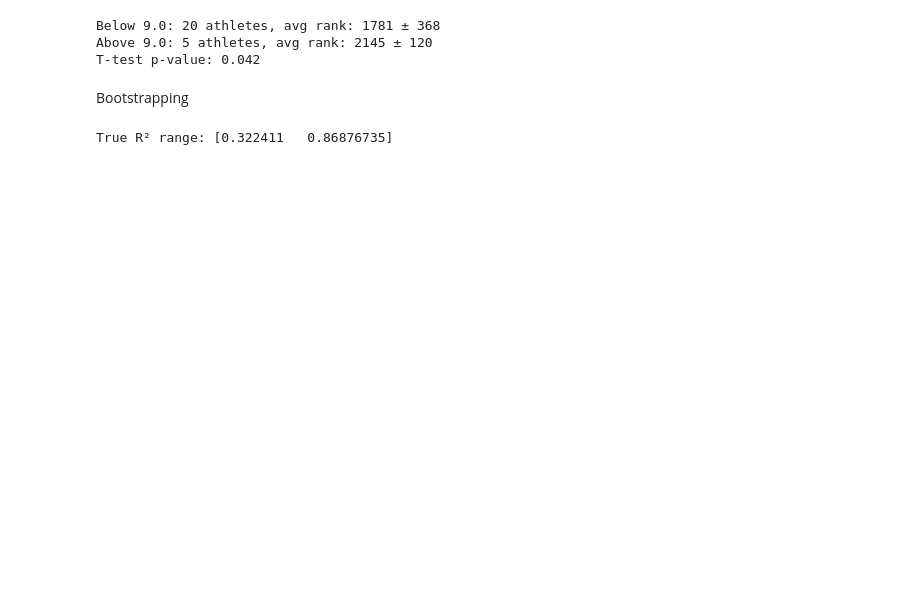
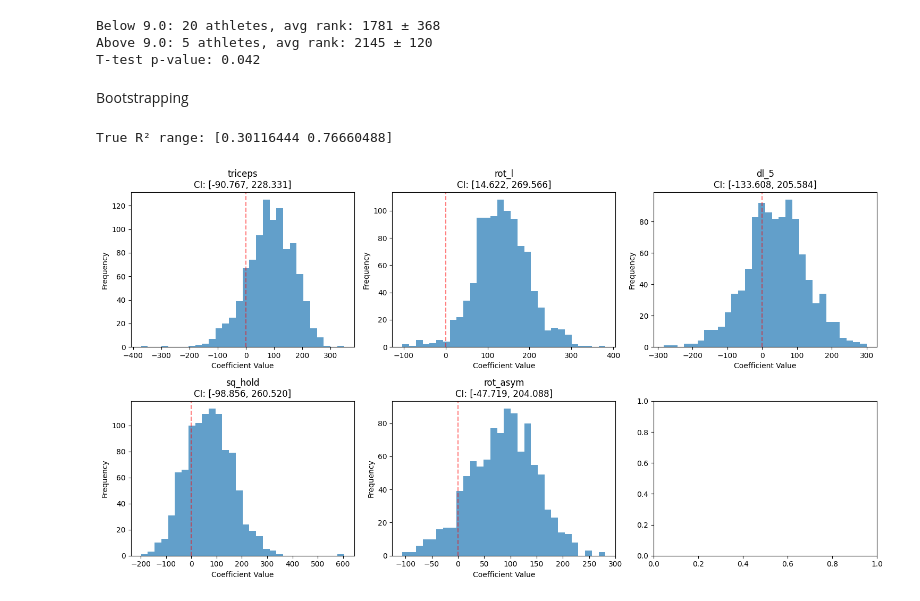
Before and after one commit to CarlRaask/Portfolio, a Jupyter notebook: Table_tennis_physical_tests_regressions.ipynb, the cells around one changed output. Drawn from its saved outputs; the diff is of its cells as text; code cells hidden in the pictures; blank space fills up the shorter version.

```diff
--- a/Table_tennis_physical_tests_regressions.ipynb
+++ b/Table_tennis_physical_tests_regressions.ipynb
@@ -770,8 +745,9 @@ Bootstrapping
 # %%
 bootstrap_means = []
 bs_r2=[]
+coefs_boot = []
 for i in range(1000):
-    sample = df.sample(n=len(df), replace=True)  # Bootstrap sample same size as original
+    sample = select_asym.sample(n=len(select_asym), replace=True)
     bootstrap_means.append(sample.mean())
 
     X_bs = sample.drop("nat_rank", axis=1)
@@ -783,9 +759,33 @@ for i in range(1000):
     model = LinearRegression().fit(X_bs, y_bs)
     r2 = model.score(X_bs, y_bs)
     bs_r2.append(r2)
+    coefs_boot.append(model.coef_)
 
 
 bs_r2=np.array(bs_r2)
 print(f"True R² range: {np.percentile(np.array(bs_r2), [2.5, 97.5])}")
 # %% [output]
-True R² range: [0.322411   0.86876735]
+True R² range: [0.30116444 0.76660488]
+# %%
+
+coefs_boot = np.array(coefs_boot)
+bs_r2 = np.array(bs_r2)
+feature_names = select_asym.columns[:-1]
+
+fig, axes = plt.subplots(2, 3, figsize=(15, 8))
+axes = axes.flatten()
+
+
+for i, feature in enumerate(feature_names):
+    # Extract coefficients for this specific feature across all bootstrap samples
+    feature_coefs = coefs_boot[:, i]
+    axes[i].hist(feature_coefs, bins=30, alpha=0.7)
+    axes[i].axvline(x=0, color='red', linestyle='--', alpha=0.5)
+    axes[i].set_title(f"{feature}\nCI: [{np.percentile(feature_coefs, 2.5):.3f}, {np.percentile(feature_coefs, 97.5):.3f}]")
+    axes[i].set_xlabel("Coefficient Value")
+    axes[i].set_ylabel("Frequency")
+
+plt.tight_layout()
+plt.show()
+# %% [output]
+[figure, added]
```
Also changed, not shown: parts of 15 cells of this notebook, 1 other file.
